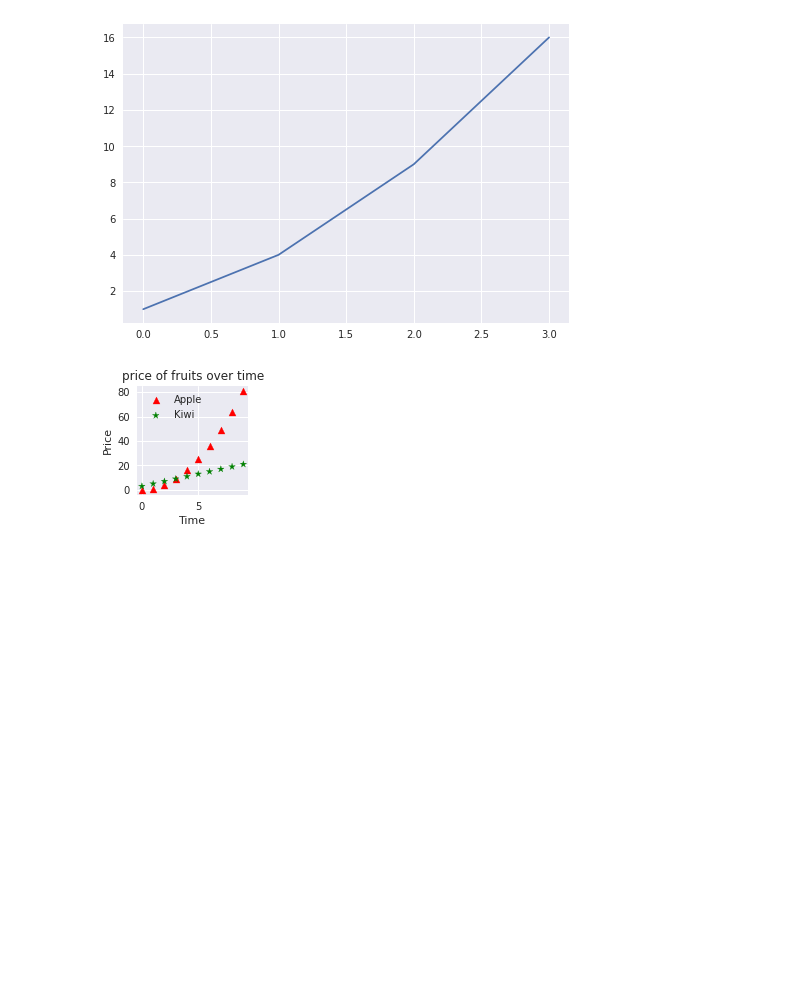
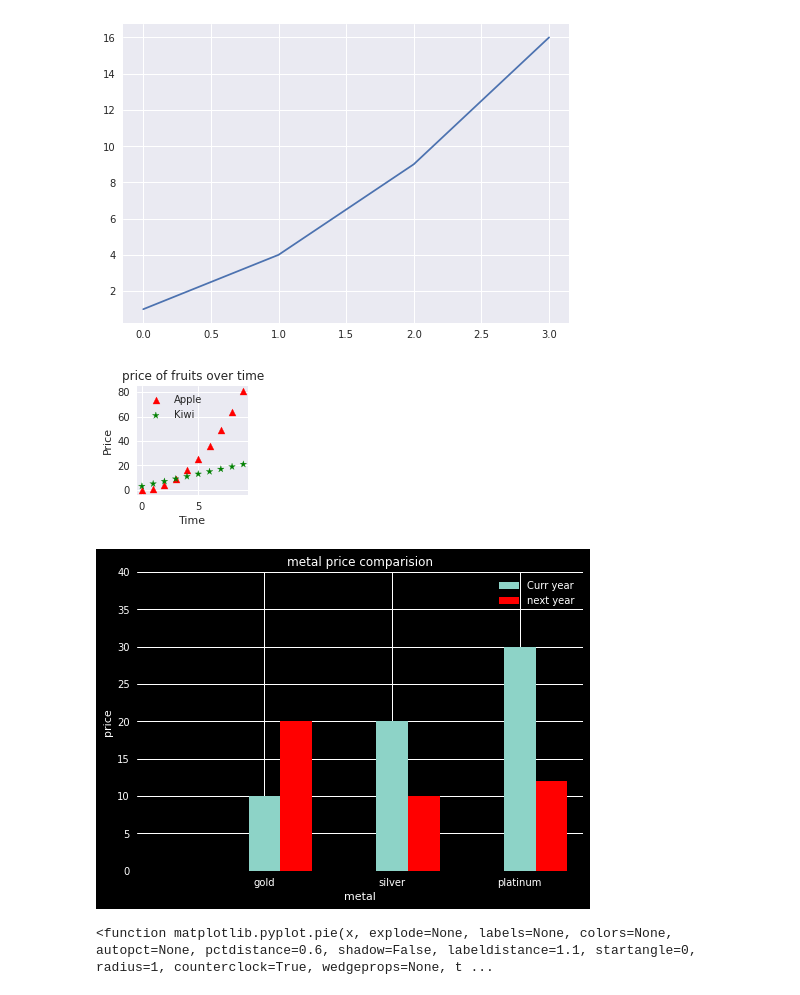
Before and after one commit to mohinesh9999/Kaggle, a Jupyter notebook: data-visualization.ipynb, the cells around one changed output. Drawn from its saved outputs; the diff is of its cells as text; code cells hidden in the pictures; blank space fills up the shorter version.

Commit message:
Kaggle Notebook | Data Visualization | Version 3

```diff
--- a/data-visualization.ipynb
+++ b/data-visualization.ipynb
@@ -88,3 +88,23 @@ plt.legend()
 plt.show()
 # %% [output]
 [figure]
+# %%
+#Bar graph
+plt.style.use("dark_background")
+xcoord=np.array([0,1,2])*2
+plt.bar(xcoord,[10,20,30],width=0.5,label="Curr year",tick_label=['gold','silver','platinum'])#curr year
+plt.bar(xcoord+0.5,[20,10,12],width=0.5,label="next year",color='red')#next year
+plt.legend()
+plt.title("metal price comparision")
+plt.xlabel("metal")
+plt.ylim(0,40)
+plt.xlim(-2,5)
+plt.ylabel("price")
+plt.show()
+# %% [output]
+[figure, added]
+# %%
+#pie chart
+plt.pie
+# %% [output]
+<function matplotlib.pyplot.pie(x, explode=None, labels=None, colors=None, autopct=None, pctdistance=0.6, shadow=False, labeldistance=1.1, startangle=0, radius=1, counterclock=True, wedgeprops=None, t ...
```
Also changed, not shown: parts of 2 cells of this notebook.
